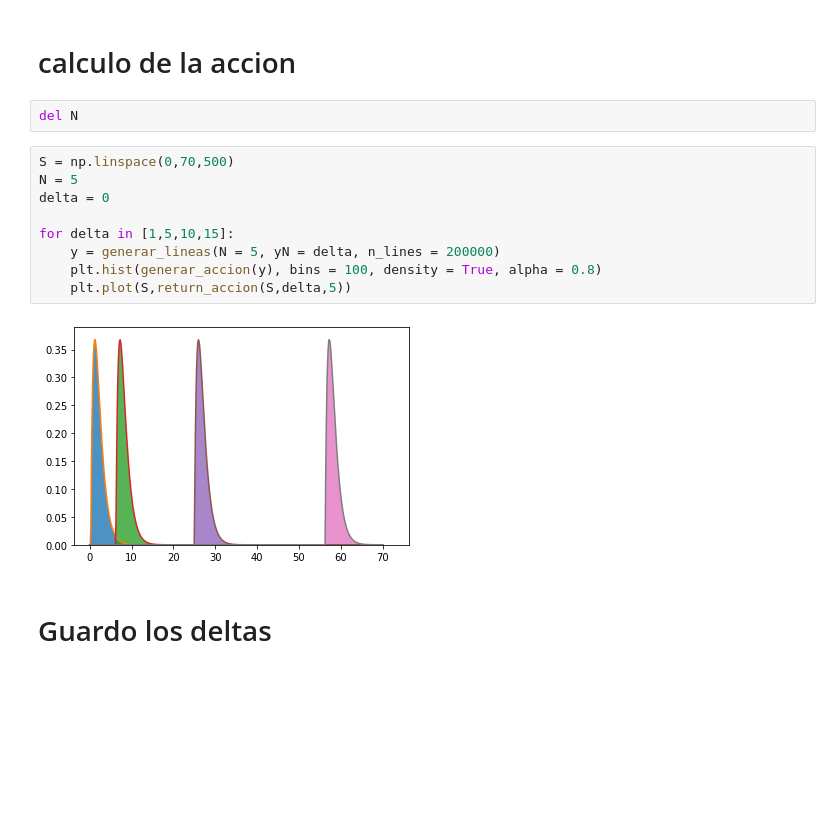
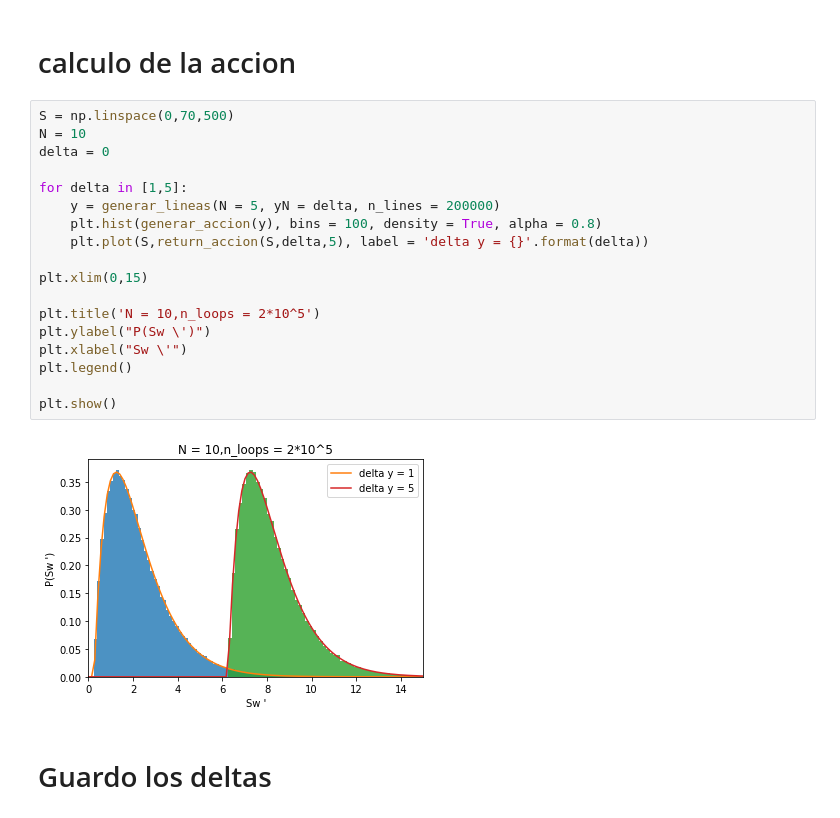
Before and after one commit to Apurro12/Tesis-Simple, a Jupyter notebook: simulacion/Simu.ipynb, the cells around one changed output. Cells and saved outputs as stored; diff of their text form; blank space fills up the shorter version.

```diff
--- a/simulacion/Simu.ipynb
+++ b/simulacion/Simu.ipynb
@@ -119,17 +127,24 @@ plt.show()
 # %% [markdown]
 # calculo de la accion
-# %%
-del N
 # %%
 S = np.linspace(0,70,500)
-N = 5
+N = 10
 delta = 0
 
-for delta in [1,5,10,15]:
+for delta in [1,5]:
     y = generar_lineas(N = 5, yN = delta, n_lines = 200000)
     plt.hist(generar_accion(y), bins = 100, density = True, alpha = 0.8)
-    plt.plot(S,return_accion(S,delta,5))
+    plt.plot(S,return_accion(S,delta,5), label = 'delta y = {}'.format(delta))
+
+plt.xlim(0,15)
+
+plt.title('N = 10,n_loops = 2*10^5')
+plt.ylabel("P(Sw \')")
+plt.xlabel("Sw \'")
+plt.legend()
+
+plt.show()
 # %% [output]
-[figure, old version]
+[figure, new version]
 # %% [markdown]
 # Guardo los deltas
```
Also changed, not shown: parts of 5 cells of this notebook, 12 other files.
